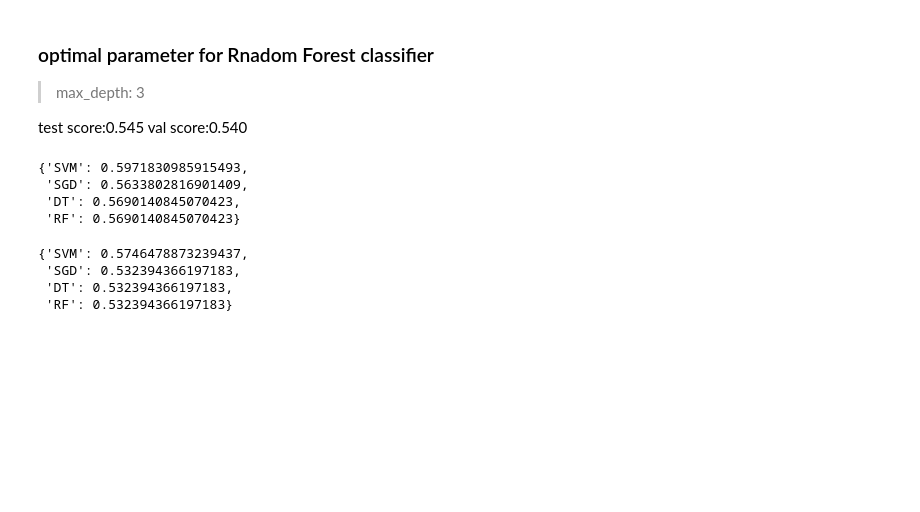
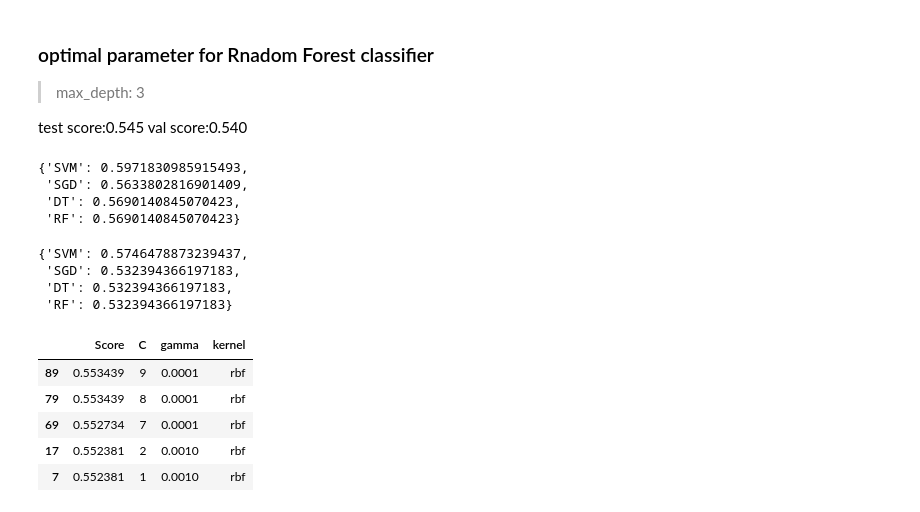
Before and after one commit to ho7221/ML_term_project, a Jupyter notebook: rhj_attempt_AIO.ipynb, the cells around one changed output. Cells and saved outputs as stored; diff of their text form; code cells hidden in the pictures; blank space fills up the shorter version.

```diff
--- a/rhj_attempt_AIO.ipynb
+++ b/rhj_attempt_AIO.ipynb
@@ -500,3 +500,12 @@ FS_val_score
  'SGD': 0.532394366197183,
  'DT': 0.532394366197183,
  'RF': 0.532394366197183}
+# %%
+score_feature['SVM'].head()
+# %% [output]
+|  | Score | C | gamma | kernel |
+| 89 | 0.553439 | 9 | 0.0001 | rbf |
+| 79 | 0.553439 | 8 | 0.0001 | rbf |
+| 69 | 0.552734 | 7 | 0.0001 | rbf |
+| 17 | 0.552381 | 2 | 0.0010 | rbf |
+| 7 | 0.552381 | 1 | 0.0010 | rbf |
```
Also changed, not shown: parts of 7 cells of this notebook.
